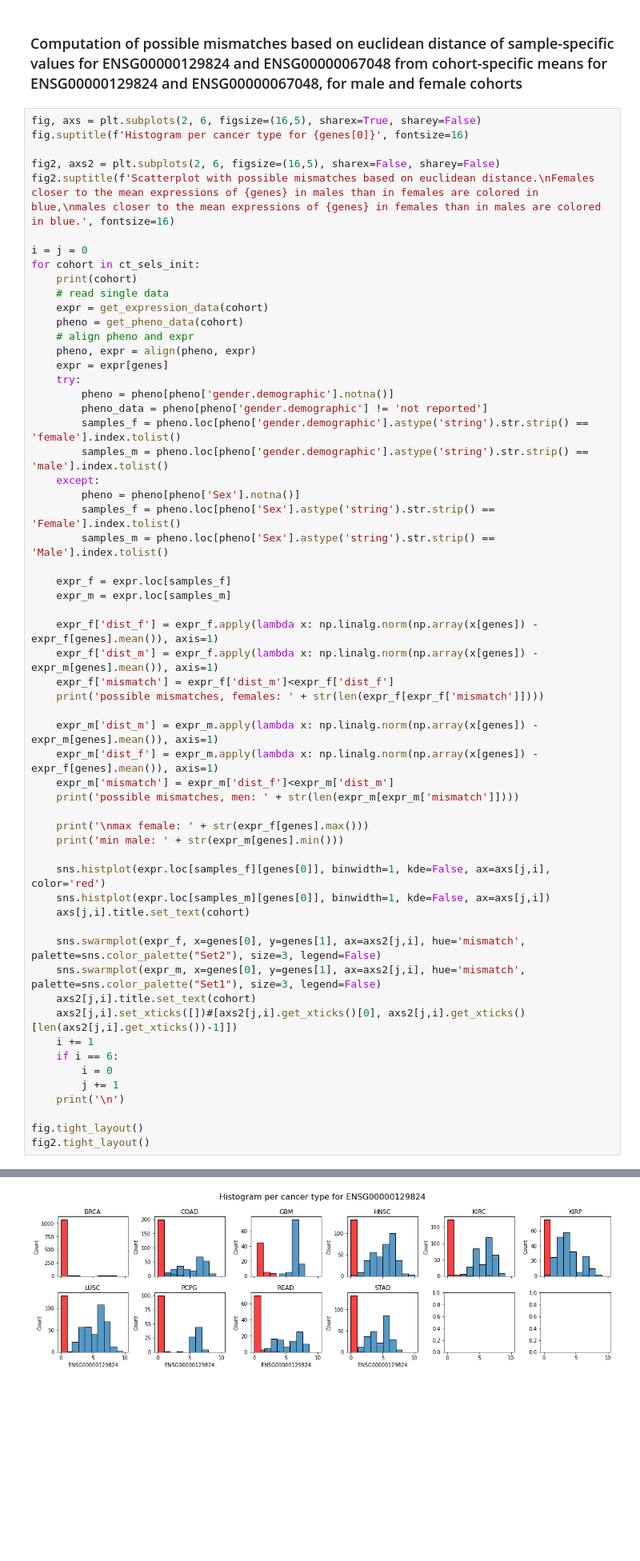
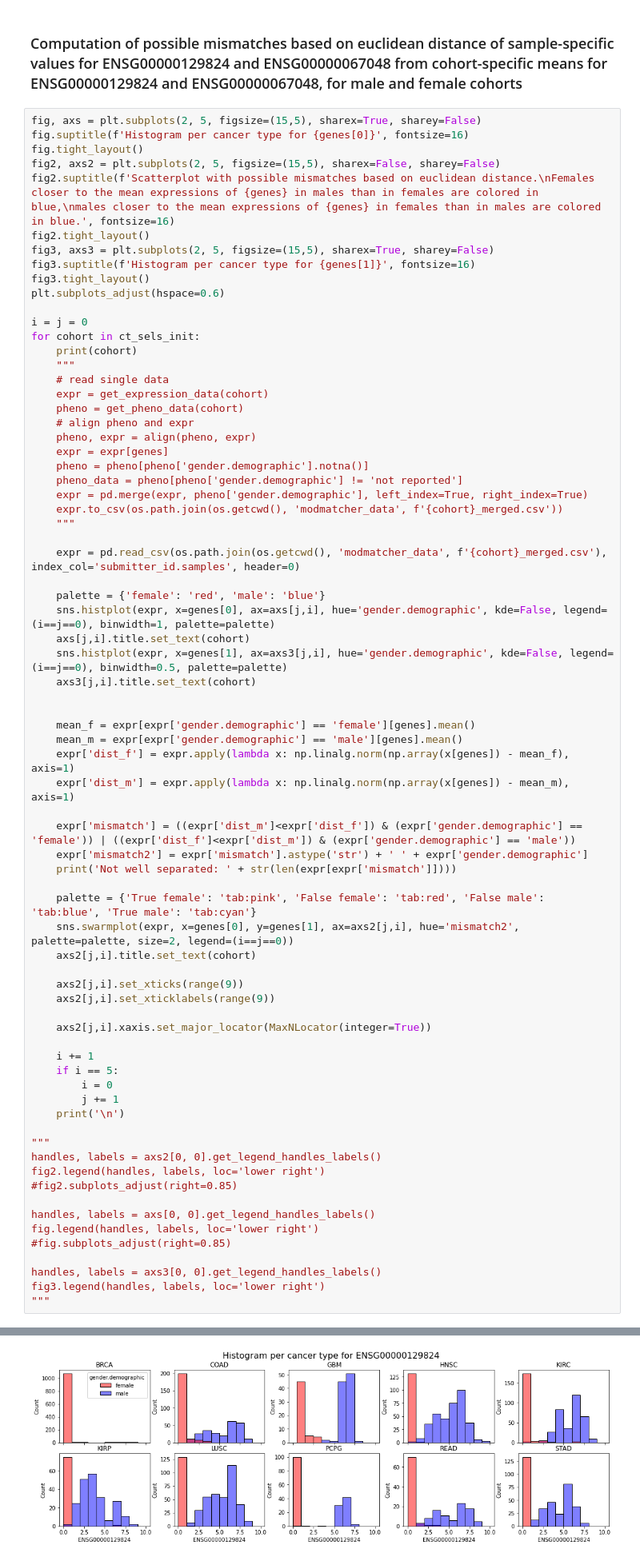
Before and after one commit to bionetslab/grn-confounders, a Jupyter notebook: results/annotation_QC.ipynb, the cells around one changed output, grey strips where cells are left out. Shown: that part at 80% size. Cells and saved outputs as stored; diff of their text form; blank space fills up the shorter version.

Commit message:
add histograms of genes

```diff
--- a/results/annotation_QC.ipynb
+++ b/results/annotation_QC.ipynb
@@ -57,62 +57,77 @@ def get_pheno_data(cohort):
 # %% [markdown]
 ### Computation of possible mismatches based on euclidean distance of sample-specific values for ENSG00000129824 and ENSG00000067048 from cohort-specific means for ENSG00000129824 and ENSG00000067048, for male and female cohorts
 # %%
-fig, axs = plt.subplots(2, 6, figsize=(16,5), sharex=True, sharey=False)
+fig, axs = plt.subplots(2, 5, figsize=(15,5), sharex=True, sharey=False)
 fig.suptitle(f'Histogram per cancer type for {genes[0]}', fontsize=16)
-
-fig2, axs2 = plt.subplots(2, 6, figsize=(16,5), sharex=False, sharey=False)
+fig.tight_layout()
+fig2, axs2 = plt.subplots(2, 5, figsize=(15,5), sharex=False, sharey=False)
 fig2.suptitle(f'Scatterplot with possible mismatches based on euclidean distance.\nFemales closer to the mean expressions of {genes} in males than in females are colored in blue,\nmales closer to the mean expressions of {genes} in females than in males are colored in blue.', fontsize=16)
+fig2.tight_layout()
+fig3, axs3 = plt.subplots(2, 5, figsize=(15,5), sharex=True, sharey=False)
+fig3.suptitle(f'Histogram per cancer type for {genes[1]}', fontsize=16)
+fig3.tight_layout()
+plt.subplots_adjust(hspace=0.6)
 
 i = j = 0
 for cohort in ct_sels_init:
     print(cohort)
+    """
     # read single data
     expr = get_expression_data(cohort)
     pheno = get_pheno_data(cohort)
     # align pheno and expr
     pheno, expr = align(pheno, expr)
     expr = expr[genes]
-    try:
-        pheno = pheno[pheno['gender.demographic'].notna()]
-        pheno_data = pheno[pheno['gender.demographic'] != 'not reported']
-        samples_f = pheno.loc[pheno['gender.demographic'].astype('string').str.strip() == 'female'].index.tolist()
-        samples_m = pheno.loc[pheno['gender.demographic'].astype('string').str.strip() == 'male'].index.tolist()
-    except:
-        pheno = pheno[pheno['Sex'].notna()]
-        samples_f = pheno.loc[pheno['Sex'].astype('string').str.strip() == 'Female'].index.tolist()
-        samples_m = pheno.loc[pheno['Sex'].astype('string').str.strip() == 'Male'].index.tolist()
+    pheno = pheno[pheno['gender.demographic'].notna()]
+    pheno_data = pheno[pheno['gender.demographic'] != 'not reported']
+    expr = pd.merge(expr, pheno['gender.demographic'], left_index=True, right_index=True)
+    expr.to_csv(os.path.join(os.getcwd(), 'modmatcher_data', f'{cohort}_merged.csv'))
+    """
 
-    expr_f = expr.loc[samples_f]
-    expr_m = expr.loc[samples_m]
+    expr = pd.read_csv(os.path.join(os.getcwd(), 'modmatcher_data', f'{cohort}_merged.csv'), index_col='submitter_id.samples', header=0)
 
-    expr_f['dist_f'] = expr_f.apply(lambda x: np.linalg.norm(np.array(x[genes]) - expr_f[genes].mean()), axis=1)
-    expr_f['dist_m'] = expr_f.apply(lambda x: np.linalg.norm(np.array(x[genes]) - expr_m[genes].mean()), axis=1)
-    expr_f['mismatch'] = expr_f['dist_m']<expr_f['dist_f']
-    print('possible mismatches, females: ' + str(len(expr_f[expr_f['mismatch']])))
+    palette = {'female': 'red', 'male': 'blue'}
+    sns.histplot(expr, x=genes[0], ax=axs[j,i], hue='gender.demographic', kde=False, legend=(i==j==0), binwidth=1, palette=palette)
+    axs[j,i].title.set_text(cohort)
+    sns.histplot(expr, x=genes[1], ax=axs3[j,i], hue='gender.demographic', kde=False, legend=(i==j==0), binwidth=0.5, palette=palette)
+    axs3[j,i].title.set_text(cohort)
 
-    expr_m['dist_m'] = expr_m.apply(lambda x: np.linalg.norm(np.array(x[genes]) - expr_m[genes].mean()), axis=1)
-    expr_m['dist_f'] = expr_m.apply(lambda x: np.linalg.norm(np.array(x[genes]) - expr_f[genes].mean()), axis=1)
-    expr_m['mismatch'] = expr_m['dist_f']<expr_m['dist_m']
-    print('possible mismatches, men: ' + str(len(expr_m[expr_m['mismatch']])))
 
-    print('\nmax female: ' + str(expr_f[genes].max()))
-    print('min male: ' + str(expr_m[genes].min()))
+    mean_f = expr[expr['gender.demographic'] == 'female'][genes].mean()
+    mean_m = expr[expr['gender.demographic'] == 'male'][genes].mean()
+    expr['dist_f'] = expr.apply(lambda x: np.linalg.norm(np.array(x[genes]) - mean_f), axis=1)
+    expr['dist_m'] = expr.apply(lambda x: np.linalg.norm(np.array(x[genes]) - mean_m), axis=1)
 
-    sns.histplot(expr.loc[samples_f][genes[0]], binwidth=1, kde=False, ax=axs[j,i], color='red')
-    sns.histplot(expr.loc[samples_m][genes[0]], binwidth=1, kde=False, ax=axs[j,i])
-    axs[j,i].title.set_text(cohort)
+    expr['mismatch'] = ((expr['dist_m']<expr['dist_f']) & (expr['gender.demographic'] == 'female')) | ((expr['dist_f']<expr['dist_m']) & (expr['gender.demographic'] == 'male'))
+    expr['mismatch2'] = expr['mismatch'].astype('str') + ' ' + expr['gender.demographic']
+    print('Not well separated: ' + str(len(expr[expr['mismatch']])))
 
-    sns.swarmplot(expr_f, x=genes[0], y=genes[1], ax=axs2[j,i], hue='mismatch', palette=sns.color_palette("Set2"), size=3, legend=False)
-    sns.swarmplot(expr_m, x=genes[0], y=genes[1], ax=axs2[j,i], hue='mismatch', palette=sns.color_palette("Set1"), size=3, legend=False)
+    palette = {'True female': 'tab:pink', 'False female': 'tab:red', 'False male': 'tab:blue', 'True male': 'tab:cyan'}
+    sns.swarmplot(expr, x=genes[0], y=genes[1], ax=axs2[j,i], hue='mismatch2', palette=palette, size=2, legend=(i==j==0))
     axs2[j,i].title.set_text(cohort)
-    axs2[j,i].set_xticks([])#[axs2[j,i].get_xticks()[0], axs2[j,i].get_xticks()[len(axs2[j,i].get_xticks())-1]])
+
+    axs2[j,i].set_xticks(range(9))
+    axs2[j,i].set_xticklabels(range(9))
+
+    axs2[j,i].xaxis.set_major_locator(MaxNLocator(integer=True))
+
     i += 1
-    if i == 6:
+    if i == 5:
         i = 0
         j += 1
     print('\n')
 
-fig.tight_layout()
-fig2.tight_layout()
+"""
+handles, labels = axs2[0, 0].get_legend_handles_labels()
+fig2.legend(handles, labels, loc='lower right')
+#fig2.subplots_adjust(right=0.85)
+
+handles, labels = axs[0, 0].get_legend_handles_labels()
+fig.legend(handles, labels, loc='lower right')
+#fig.subplots_adjust(right=0.85)
+
+handles, labels = axs3[0, 0].get_legend_handles_labels()
+fig3.legend(handles, labels, loc='lower right')
+"""
 # %% [output]
 BRCA
@@ -135 +151 @@ dtype: float64
-[figure, old version]
+[figure, new version]
```
Also changed, not shown: parts of 6 cells of this notebook, 2 other files.
